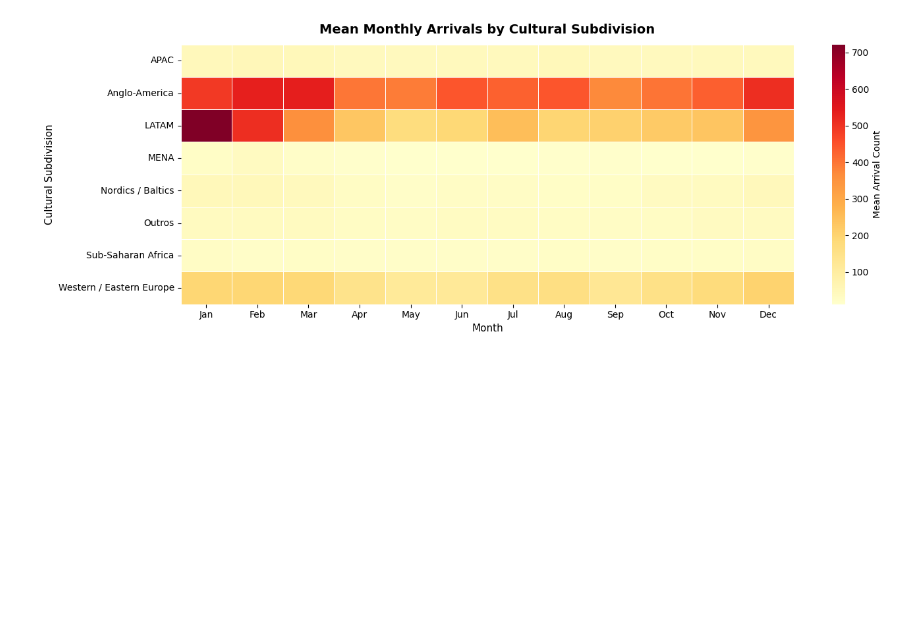
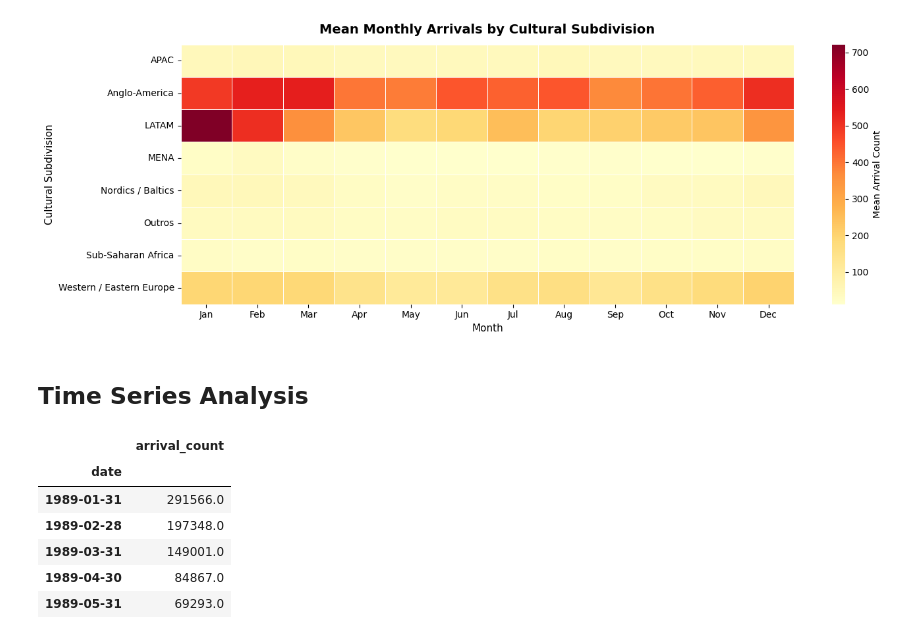
Before and after one commit to Gbrlmoraes/brazil_tourism_forecasting_benchmark, a Jupyter notebook: notebooks/3_exploratory_data_analysis.ipynb, the cells around one changed output. Drawn from its saved outputs; the diff is of its cells as text; code cells hidden in the pictures; blank space fills up the shorter version.

```diff
--- a/notebooks/3_exploratory_data_analysis.ipynb
+++ b/notebooks/3_exploratory_data_analysis.ipynb
@@ -551,3 +724,16 @@ ax.tick_params(axis='y', rotation=0)
 plt.tight_layout()
 # %% [output]
 [figure]
+# %% [markdown]
+## Time Series Analysis
+# %%
+monthly_df = df[['arrival_count']].resample('ME').sum()
+monthly_df.head()
+# %% [output]
+|  | arrival_count |
+| date |  |
+| 1989-01-31 | 291566.0 |
+| 1989-02-28 | 197348.0 |
+| 1989-03-31 | 149001.0 |
+| 1989-04-30 | 84867.0 |
+| 1989-05-31 | 69293.0 |
```
Also changed, not shown: parts of 19 cells of this notebook.
